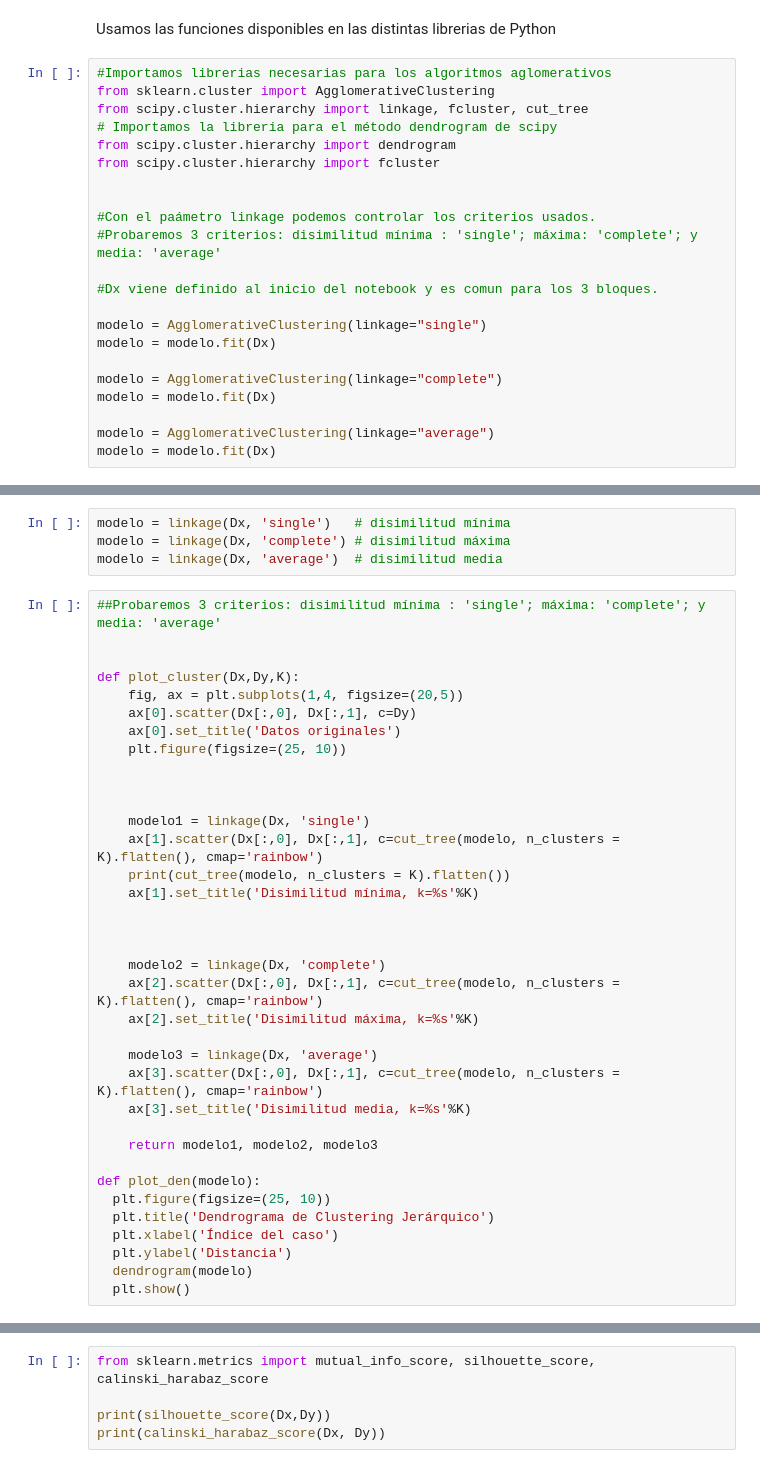
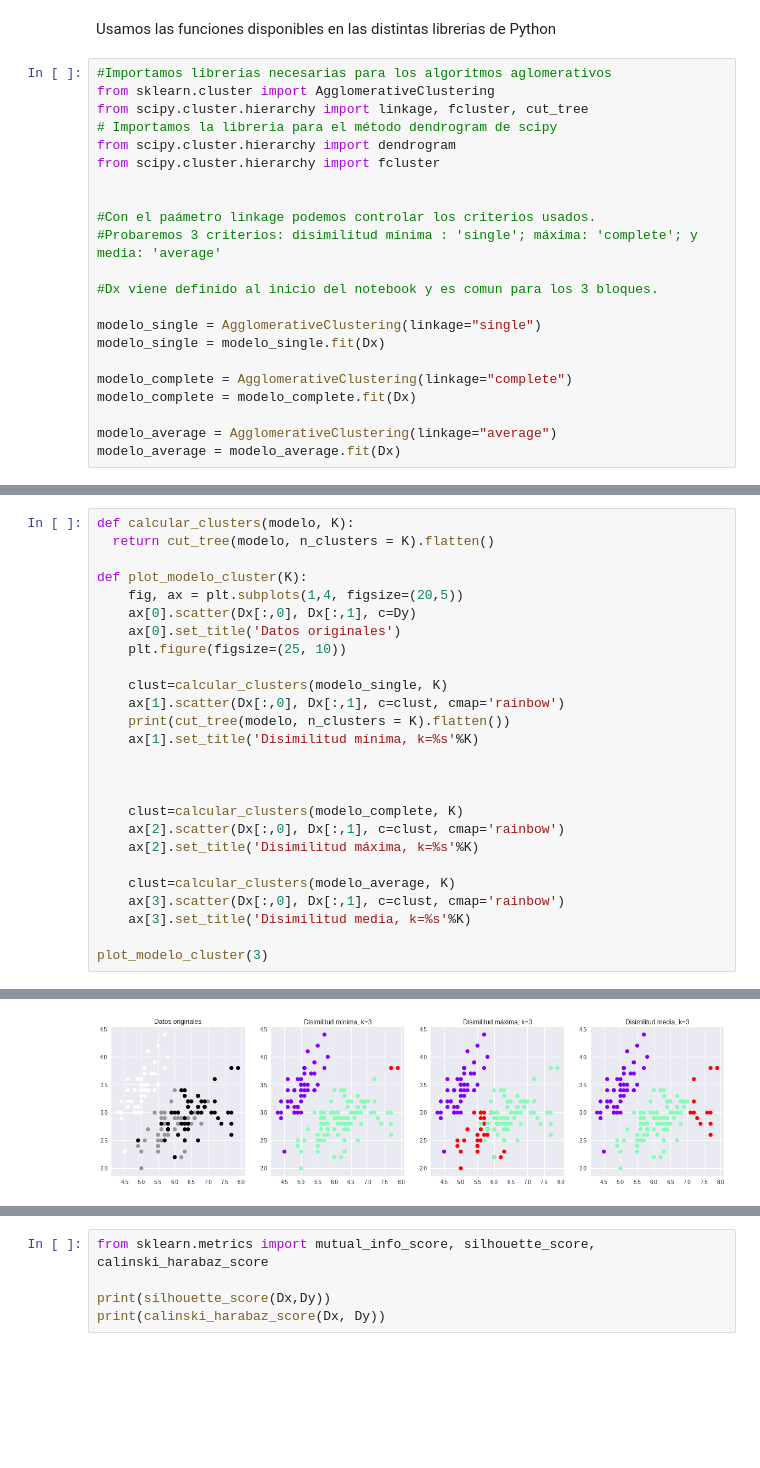
Before and after one commit to CarmenRaposo/06MAIR-Aprendizaje-No-Supervisado-Trabajo-Final, a Jupyter notebook: Trabajo Final/Trabajo_Final_Jerarquico.ipynb, the cells around one changed output, grey strips where cells are left out. Saved outputs shown, nothing was run; the diff lists cells and outputs as text; blank space fills up the shorter version.

```diff
--- a/Trabajo Final/Trabajo_Final_Jerarquico.ipynb
+++ b/Trabajo Final/Trabajo_Final_Jerarquico.ipynb
@@ -42,12 +42,12 @@ from scipy.cluster.hierarchy import fcluster
 
 #Dx viene definido al inicio del notebook y es comun para los 3 bloques.
 
-modelo = AgglomerativeClustering(linkage="single")
-modelo = modelo.fit(Dx)
+modelo_single = AgglomerativeClustering(linkage="single")
+modelo_single = modelo_single.fit(Dx)
 
-modelo = AgglomerativeClustering(linkage="complete")
-modelo = modelo.fit(Dx)
+modelo_complete = AgglomerativeClustering(linkage="complete")
+modelo_complete = modelo_complete.fit(Dx)
 
-modelo = AgglomerativeClustering(linkage="average")
-modelo = modelo.fit(Dx)
+modelo_average = AgglomerativeClustering(linkage="average")
+modelo_average = modelo_average.fit(Dx)
 # %%
@@ -73,40 +98,27 @@ print(clusters)
-# %%
-modelo = linkage(Dx, 'single')   # disimilitud mínima
-modelo = linkage(Dx, 'complete') # disimilitud máxima
-modelo = linkage(Dx, 'average')  # disimilitud media
 # %%
-##Probaremos 3 criterios: disimilitud mínima : 'single'; máxima: 'complete'; y media: 'average'
+def calcular_clusters(modelo, K):
+  return cut_tree(modelo, n_clusters = K).flatten()
 
-
-def plot_cluster(Dx,Dy,K):
+def plot_modelo_cluster(K):
     fig, ax = plt.subplots(1,4, figsize=(20,5))
     ax[0].scatter(Dx[:,0], Dx[:,1], c=Dy)
     ax[0].set_title('Datos originales')
     plt.figure(figsize=(25, 10))
 
-
-
-    modelo1 = linkage(Dx, 'single')
-    ax[1].scatter(Dx[:,0], Dx[:,1], c=cut_tree(modelo, n_clusters = K).flatten(), cmap='rainbow')
+    clust=calcular_clusters(modelo_single, K)
+    ax[1].scatter(Dx[:,0], Dx[:,1], c=clust, cmap='rainbow')
     print(cut_tree(modelo, n_clusters = K).flatten())
     ax[1].set_title('Disimilitud mínima, k=%s'%K)
 
 
 
-    modelo2 = linkage(Dx, 'complete')
-    ax[2].scatter(Dx[:,0], Dx[:,1], c=cut_tree(modelo, n_clusters = K).flatten(), cmap='rainbow')
+    clust=calcular_clusters(modelo_complete, K)
+    ax[2].scatter(Dx[:,0], Dx[:,1], c=clust, cmap='rainbow')
     ax[2].set_title('Disimilitud máxima, k=%s'%K)
 
-    modelo3 = linkage(Dx, 'average')
-    ax[3].scatter(Dx[:,0], Dx[:,1], c=cut_tree(modelo, n_clusters = K).flatten(), cmap='rainbow')
+    clust=calcular_clusters(modelo_average, K)
+    ax[3].scatter(Dx[:,0], Dx[:,1], c=clust, cmap='rainbow')
     ax[3].set_title('Disimilitud media, k=%s'%K)
 
-    return modelo1, modelo2, modelo3
-
-def plot_den(modelo):
-  plt.figure(figsize=(25, 10))
-  plt.title('Dendrograma de Clustering Jerárquico')
-  plt.xlabel('Índice del caso')
-  plt.ylabel('Distancia')
-  dendrogram(modelo)
-  plt.show()
+plot_modelo_cluster(3)
+# %% [output]
@@ -112,0 +130 @@ def plot_den(modelo):
+[figure, added]
```
Also changed, not shown: parts of 3 cells of this notebook.
